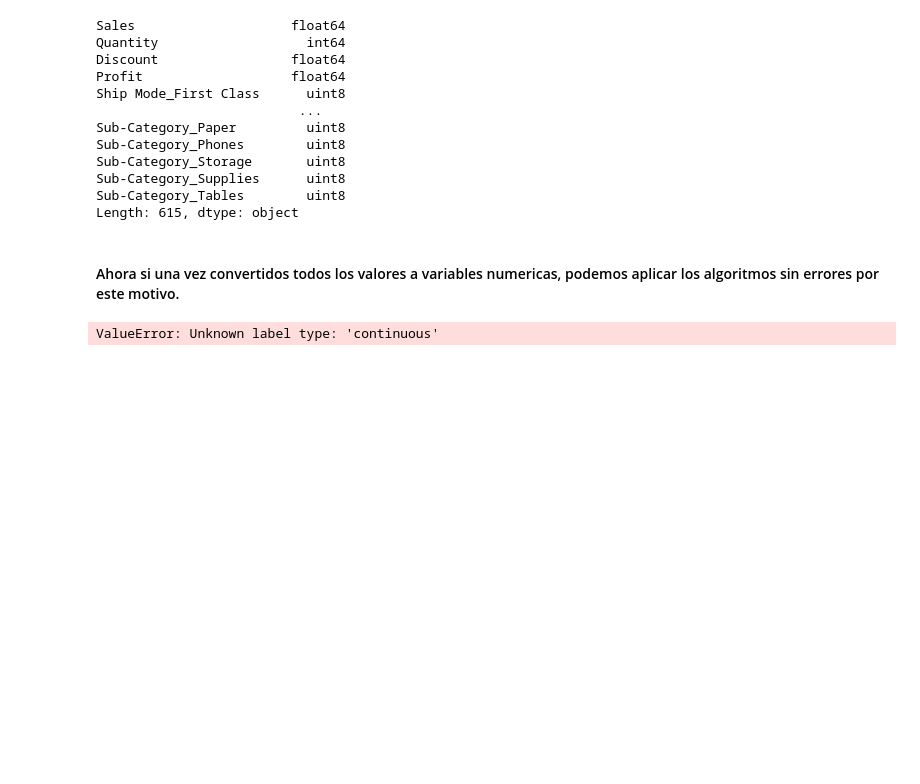
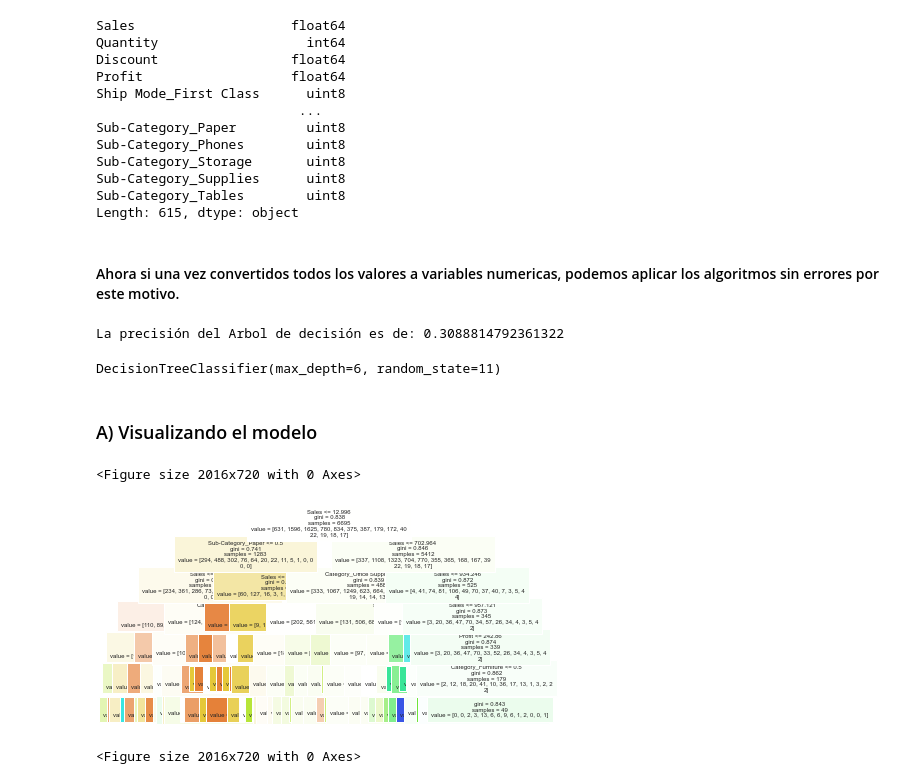
Before and after one commit to NestorDiazDataSC/SuperStore-Sales, a Jupyter notebook: Supermarket.ipynb, the cells around one changed output. Drawn from its saved outputs; the diff is of its cells as text; code cells hidden in the pictures; blank space fills up the shorter version.

```diff
--- a/Supermarket.ipynb
+++ b/Supermarket.ipynb
@@ -495,8 +495,12 @@ X = data.drop(["Profit"], axis=1)
                                      random_state=11)
 # %%
 # Primero creamos un arbol de decisión para ver la precisión y poder compararla
-tree = DecisionTreeClassifier(max_depth=4, random_state=11) # Max depth acorta el arbol si no salia muy grande.
+tree = DecisionTreeClassifier(max_depth=6, random_state=11) # Max depth acorta el arbol si no salia muy grande.
 tree.fit(X_train, y_train)
 print(f"La precisión del Arbol de decisión es de: {tree.score(X_test, y_test)}")
 # %% [output]
-ValueError: Unknown label type: 'continuous'
+La precisión del Arbol de decisión es de: 0.3088814792361322
+# %%
+tree.fit(X_train, y_train)
+# %% [output]
+DecisionTreeClassifier(max_depth=6, random_state=11)
@@ -502,0 +510,9 @@ ValueError: Unknown label type: 'continuous'
+# %% [markdown]
+### A) Visualizando el modelo
+# %%
+plot_tree(decision_tree=tree, feature_names=X_train.columns, filled=True, fontsize=6); # Feature=nombre de columnas, Filled=Para colorear el arbol, el punto y coma al final es para que no salga todo el texto del arbol de decision y solo el grafico
+plt.figure(figsize=(28,10))
+# %% [output]
+<Figure size 2016x720 with 0 Axes>
+[figure, added]
+<Figure size 2016x720 with 0 Axes>
```
Also changed, not shown: parts of 6 cells of this notebook.
